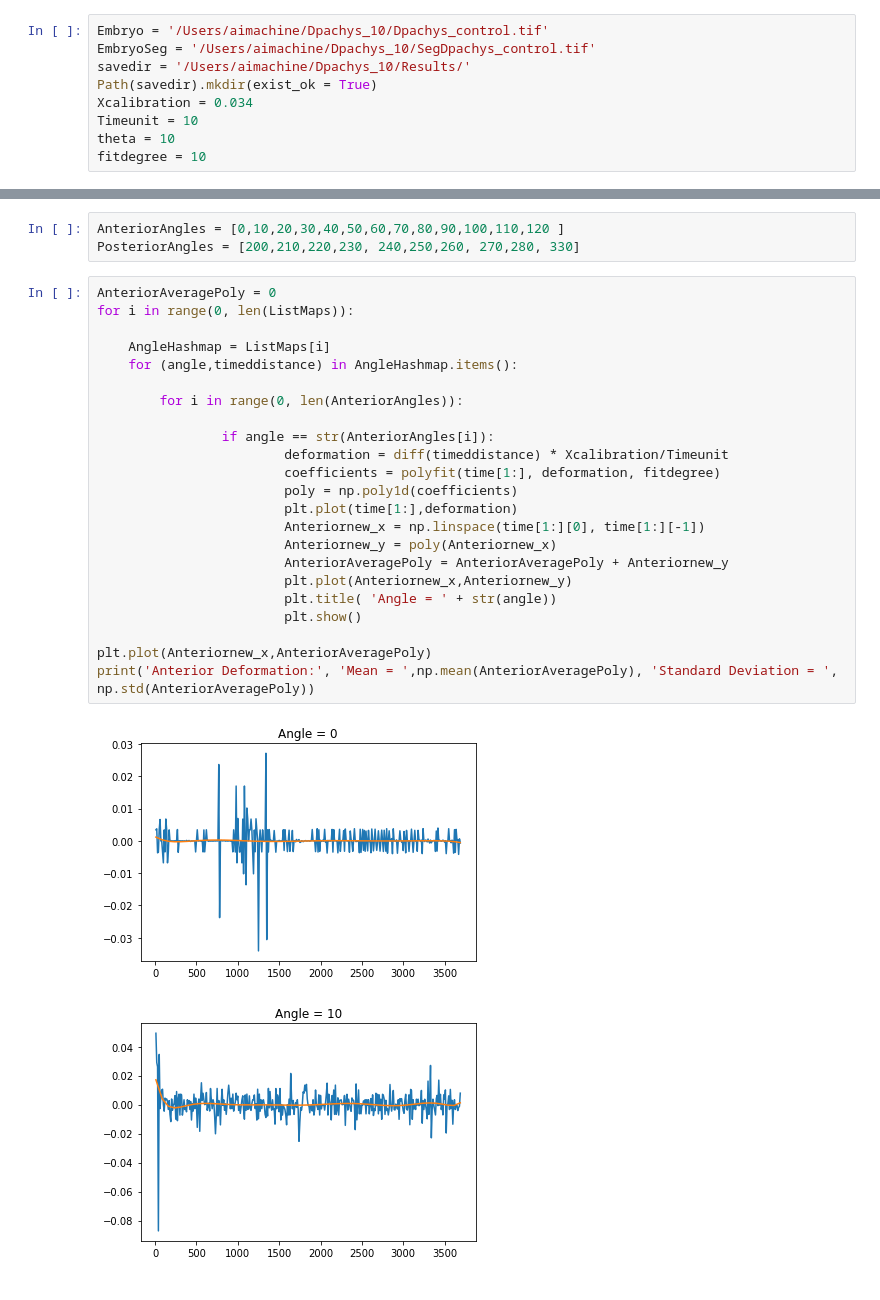
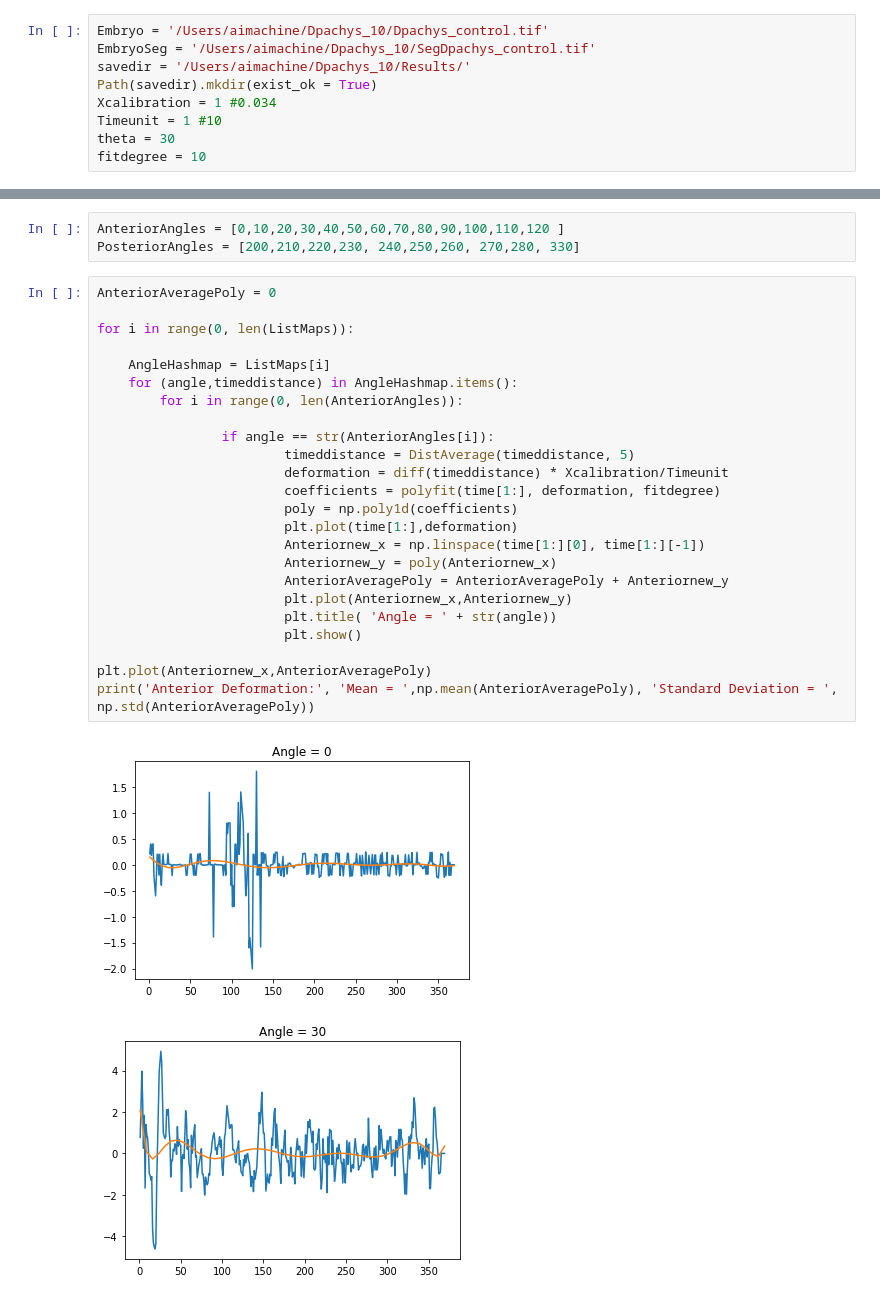
Before and after one commit to kapoorlab/BioPython, a Jupyter notebook: DarineKymoAnalyis/TthetaSURFF.ipynb, the cells around one changed output, grey strips where cells are left out. Saved outputs shown, nothing was run; the diff lists cells and outputs as text.

```diff
--- a/DarineKymoAnalyis/TthetaSURFF.ipynb
+++ b/DarineKymoAnalyis/TthetaSURFF.ipynb
@@ -19,9 +18,9 @@ Embryo = '/Users/aimachine/Dpachys_10/Dpachys_control.tif'
 EmbryoSeg = '/Users/aimachine/Dpachys_10/SegDpachys_control.tif'
 savedir = '/Users/aimachine/Dpachys_10/Results/'
 Path(savedir).mkdir(exist_ok = True)
-Xcalibration = 0.034
-Timeunit = 10
-theta = 10
+Xcalibration = 1 #0.034
+Timeunit = 1 #10
+theta = 30
 fitdegree = 10
 # %%
 ListMaps, Clock, time = Tsurff(Embryo,EmbryoSeg, theta,Timeunit)
@@ -34,27 +33,28 @@ AnteriorAngles = [0,10,20,30,40,50,60,70,80,90,100,110,120 ]
 PosteriorAngles = [200,210,220,230, 240,250,260, 270,280, 330]
 # %%
 AnteriorAveragePoly = 0
+
 for i in range(0, len(ListMaps)):
 
     AngleHashmap = ListMaps[i]
     for (angle,timeddistance) in AngleHashmap.items():
-
         for i in range(0, len(AnteriorAngles)):
 
                 if angle == str(AnteriorAngles[i]):
+                        timeddistance = DistAverage(timeddistance, 5)
                         deformation = diff(timeddistance) * Xcalibration/Timeunit
                         coefficients = polyfit(time[1:], deformation, fitdegree)
                         poly = np.poly1d(coefficients)
                         plt.plot(time[1:],deformation)
                         Anteriornew_x = np.linspace(time[1:][0], time[1:][-1])
                         Anteriornew_y = poly(Anteriornew_x)
                         AnteriorAveragePoly = AnteriorAveragePoly + Anteriornew_y
                         plt.plot(Anteriornew_x,Anteriornew_y)
                         plt.title( 'Angle = ' + str(angle))
                         plt.show()
 
 plt.plot(Anteriornew_x,AnteriorAveragePoly)
 print('Anterior Deformation:', 'Mean = ',np.mean(AnteriorAveragePoly), 'Standard Deviation = ', np.std(AnteriorAveragePoly))
 # %% [output]
-[figure, old version]
+[figure, new version]
-[figure, old version]
+[figure, new version]
```
Also changed, not shown: parts of 4 cells of this notebook, 1 other file.
